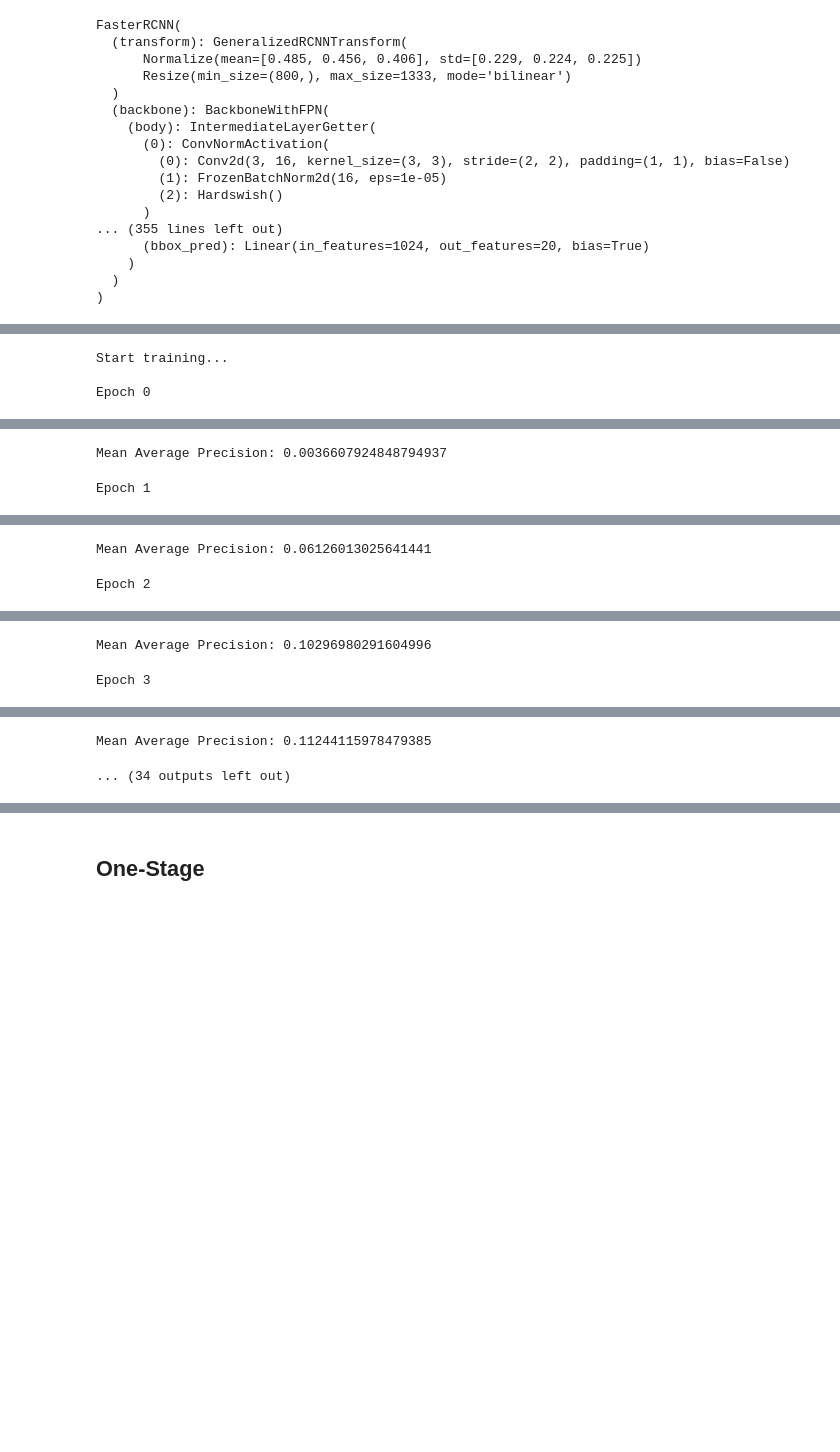
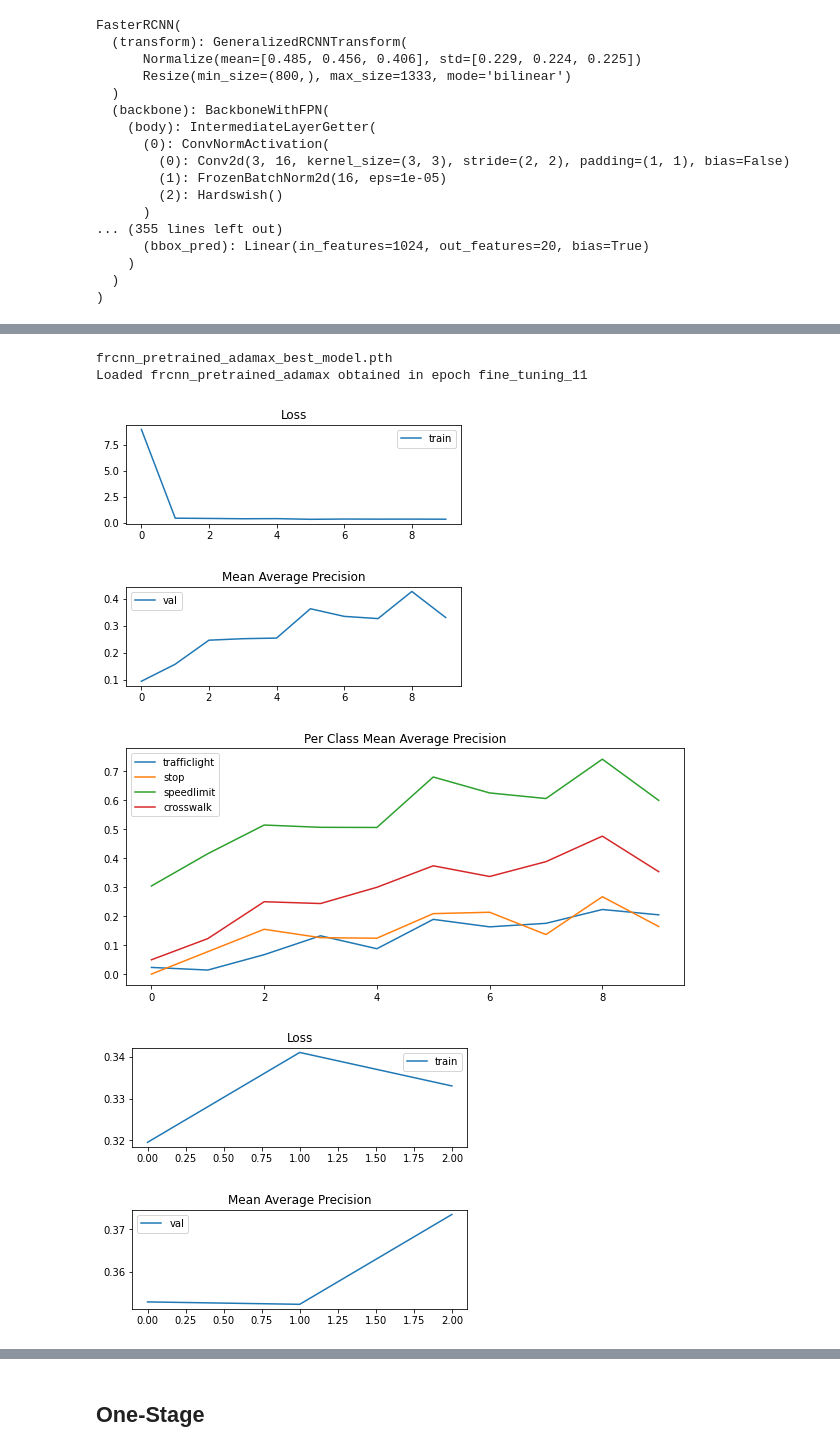
Before and after one commit to joaolucasmartins/VC2022, a Jupyter notebook: Part2/object_detection.ipynb, the cells around one changed output, grey strips where cells are left out. Cells and saved outputs as stored; diff of their text form; code cells hidden in the pictures; blank space fills up the shorter version.

```diff
--- a/Part2/object_detection.ipynb
+++ b/Part2/object_detection.ipynb
@@ -715,24 +733,28 @@ print(frcnn_trainer.test(test_dataloader))
 # %%
-# Adam optimizer
+# Adamax optimizer
 frcnn_trained_model = torchvision.models.detection.fasterrcnn_mobilenet_v3_large_fpn(pretrained=True)
 in_features = frcnn_trained_model.roi_heads.box_predictor.cls_score.in_features
 frcnn_trained_model.roi_heads.box_predictor = FastRCNNPredictor(in_features, num_classes)
 frcnn_trained_model.to(device)
 
-trainer = transfer_learn(
-    name="frcnn_pretrained_adam",
+trainer_adamax = transfer_learn(
+    name="frcnn_pretrained_adamax",
     model=frcnn_trained_model,
-    opt_freeze=torch.optim.Adam,
+    opt_freeze=torch.optim.Adamax,
     lr_freeze=1e-2,
     ep_freeze=10,
-    opt_fine_tune=torch.optim.Adam,
+    opt_fine_tune=torch.optim.Adamax,
     lr_fine_tune=1e-6,
     ep_fine_tune=3,
-    load=False
+    load=True
 )
 
-print(trainer.test(test_dataloader))
+print(trainer_adamax.test(test_dataloader))
 # %% [output]
-Start training...
-
-Epoch 0
+frcnn_pretrained_adamax_best_model.pth
+Loaded frcnn_pretrained_adamax obtained in epoch fine_tuning_11
+[figure, added]
+[figure, added]
+[figure, added]
+[figure, added]
+[figure, added]
@@ -740,2 +762,0 @@ Train loss: 15.541
-Mean Average Precision: 0.0036607924848794937
-Epoch 1
@@ -743,2 +762,0 @@ Train loss: 0.696
-Mean Average Precision: 0.06126013025641441
-Epoch 2
@@ -746,2 +762,0 @@ Train loss: 0.734
-Mean Average Precision: 0.10296980291604996
-Epoch 3
@@ -749,2 +762,0 @@ Train loss: 0.501
-Mean Average Precision: 0.11244115978479385
-... (34 outputs left out)
```
Also changed, not shown: parts of 14 cells of this notebook, 5 other files.
